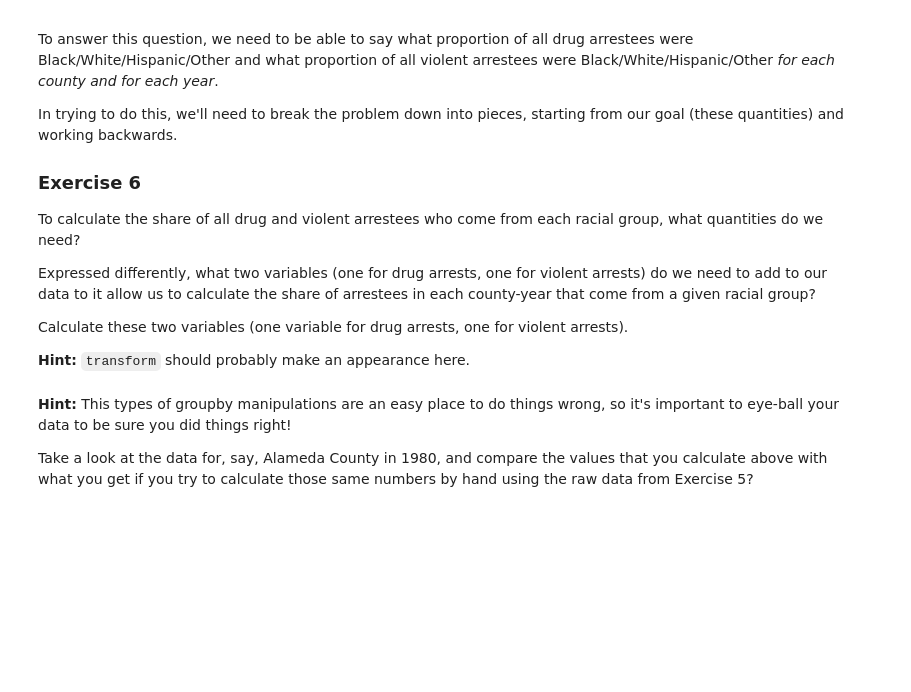
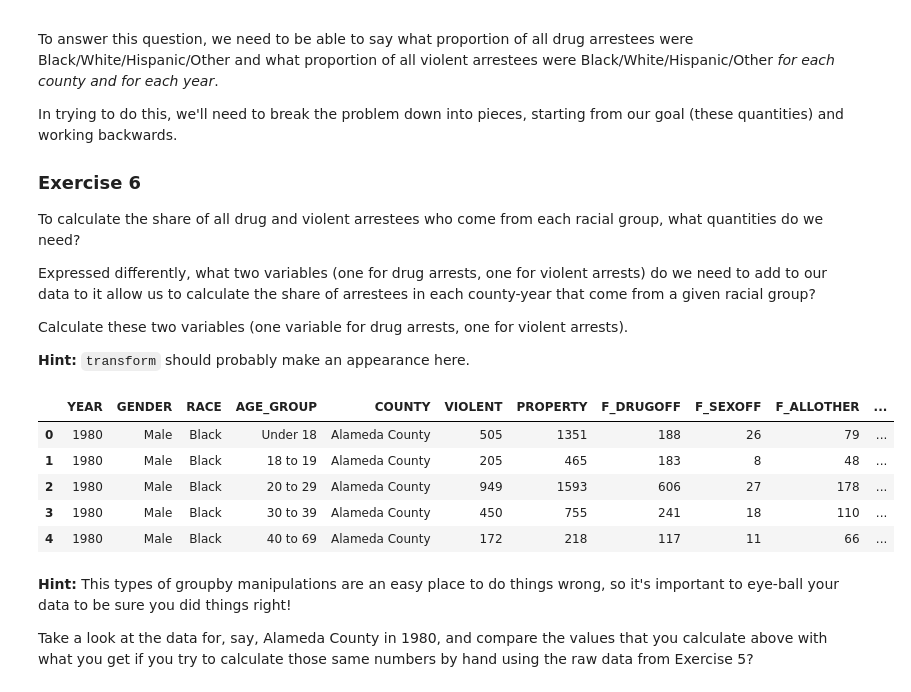
Before and after one commit to arushi40868/GroupBy_ArushiSebine, a Jupyter notebook: exercise_groupby.ipynb, the cells around one changed output. Drawn from its saved outputs; the diff is of its cells as text; code cells hidden in the pictures; blank space fills up the shorter version.

```diff
--- a/exercise_groupby.ipynb
+++ b/exercise_groupby.ipynb
@@ -214,6 +211,45 @@ Expressed differently, what two variables (one for drug arrests, one for violent
 Calculate these two variables (one variable for drug arrests, one for violent arrests).
 
 **Hint:** `transform` should probably make an appearance here.
+# %%
+# def my_transform(x):
+#     return sum(x)
+
+# offender_totals = df_arrest.groupby("RACE", as_index=False)["VIOLENT"].transform(my_transform)
+# df_arrest["Violent Totals by Race"] = offender_totals
+# df_arrest["Percent By Race"]=df_arrest["VIOLENT"]/df_arrest["Violent Totals by Race"] * 100
+
+# df_arrest.head()
+
+
+def my_transform(x):
+    return sum(x)
+
+
+df_arrest["Violent Totals by CountyYear"] = df_arrest.groupby(["COUNTY", "YEAR"])[
+    "VIOLENT"
+].transform(my_transform)
+
+df_arrest["Violent Share by Race"] = (
+    df_arrest["VIOLENT"] / df_arrest["Violent Totals by CountyYear"] * 100
+)
+
+df_arrest["Drug Totals by CountyYear"] = df_arrest.groupby(["COUNTY", "YEAR"])[
+    "F_DRUGOFF"
+].transform(my_transform)
+
+df_arrest["Drug Share by Race"] = (
+    df_arrest["F_DRUGOFF"] / df_arrest["Drug Totals by CountyYear"] * 100
+)
+
+df_arrest.head()
+# %% [output]
+|  | YEAR | GENDER | RACE | AGE_GROUP | COUNTY | VIOLENT | PROPERTY | F_DRUGOFF | F_SEXOFF | F_ALLOTHER | ... |
+| 0 | 1980 | Male | Black | Under 18 | Alameda County | 505 | 1351 | 188 | 26 | 79 | ... |
+| 1 | 1980 | Male | Black | 18 to 19 | Alameda County | 205 | 465 | 183 | 8 | 48 | ... |
+| 2 | 1980 | Male | Black | 20 to 29 | Alameda County | 949 | 1593 | 606 | 27 | 178 | ... |
+| 3 | 1980 | Male | Black | 30 to 39 | Alameda County | 450 | 755 | 241 | 18 | 110 | ... |
+| 4 | 1980 | Male | Black | 40 to 69 | Alameda County | 172 | 218 | 117 | 11 | 66 | ... |
 # %% [markdown]
 **Hint:** This types of groupby manipulations are an easy place to do things wrong, so it's important to eye-ball your data to be sure you did things right!
 
```
Also changed, not shown: parts of 2 cells of this notebook.
